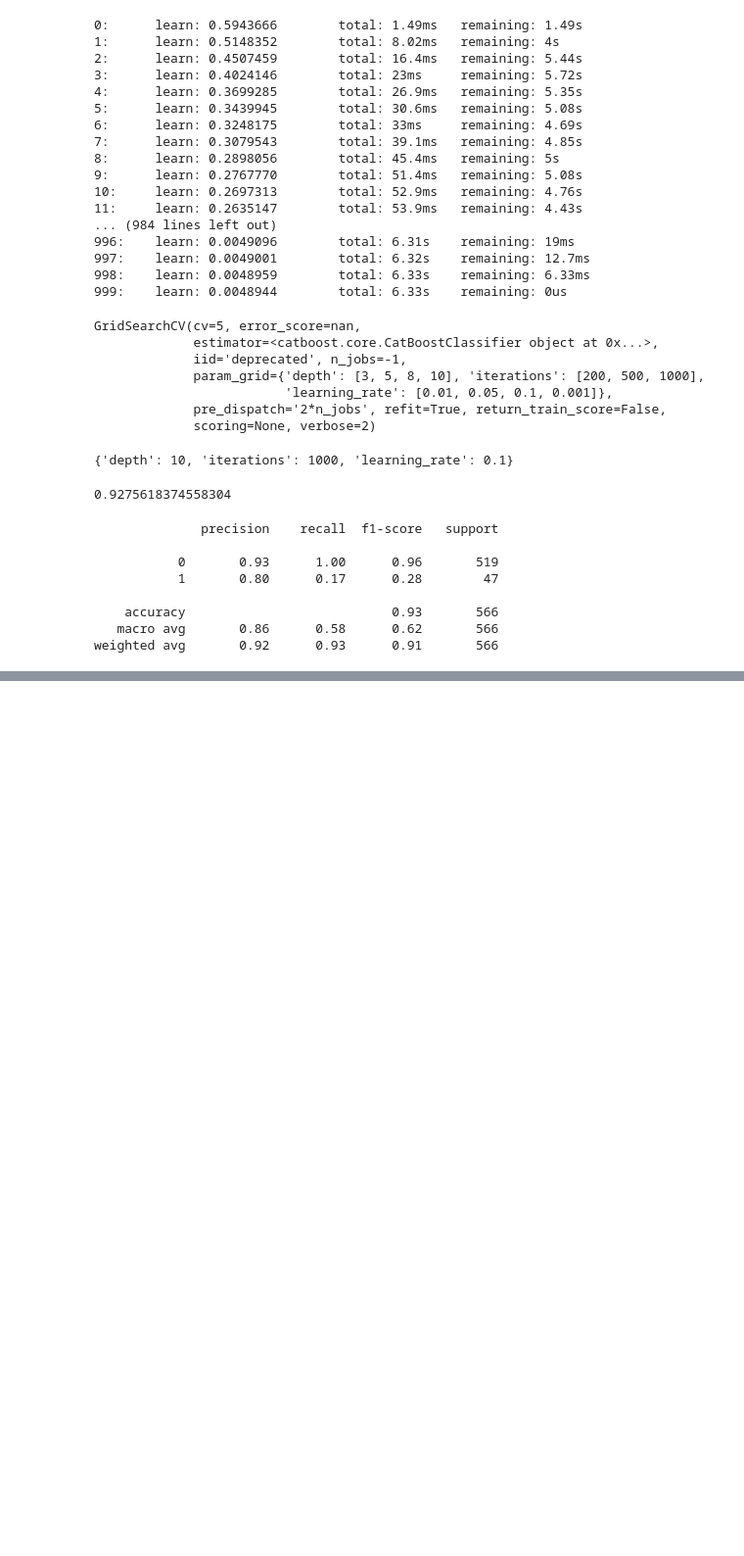
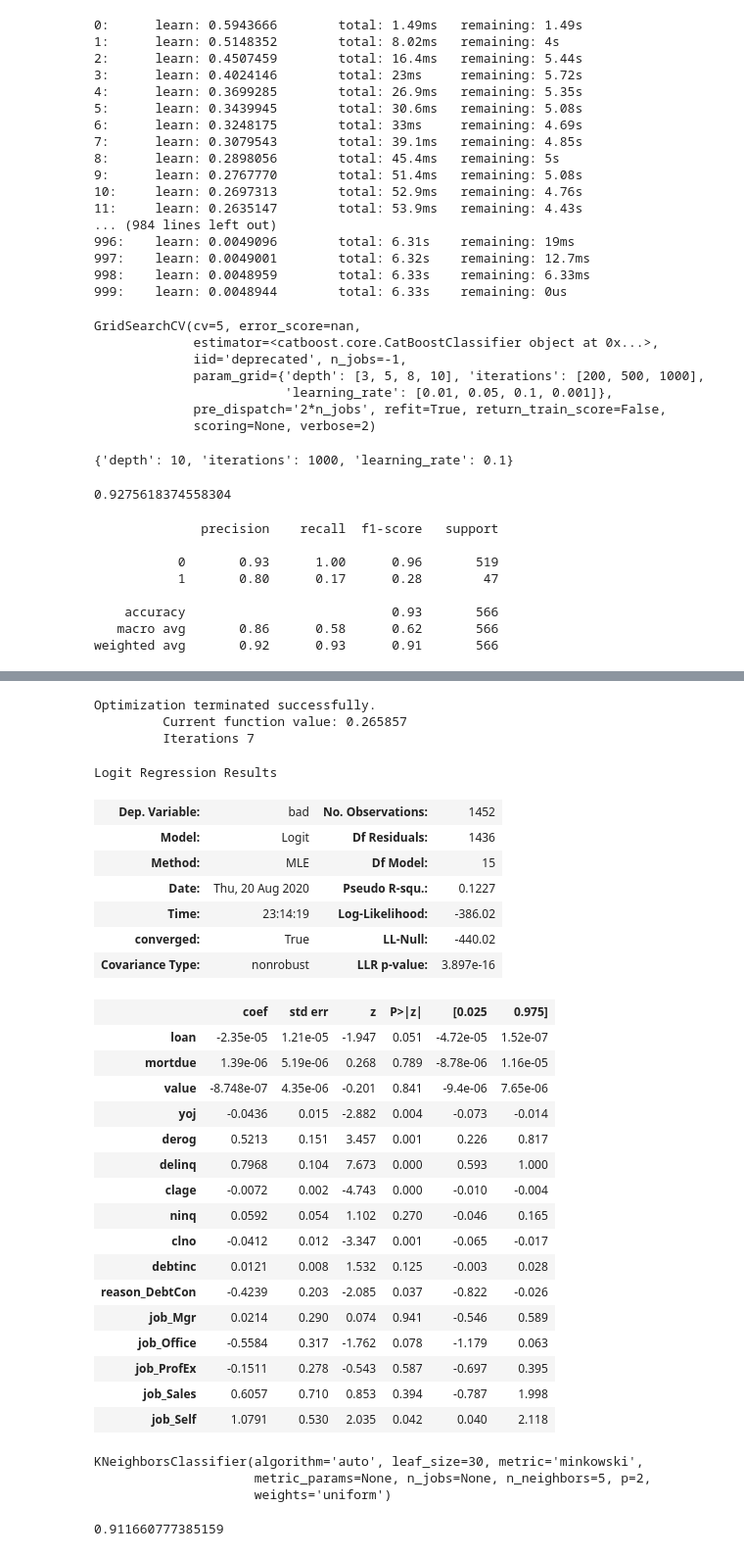
Before and after one commit to Kodluyoruz-Ankara-Veri-Bilimi/Assignment_Ayse_ILKAY, a Jupyter notebook: bank_dataset_hmelq.ipynb, the cells around one changed output, grey strips where cells are left out. Shown at 98% size. Saved outputs shown, nothing was run; the diff lists cells and outputs as text; code cells hidden in the pictures; blank space fills up the shorter version.

```diff
--- a/bank_dataset_hmelq.ipynb
+++ b/bank_dataset_hmelq.ipynb
@@ -2766,0 +2786,16 @@ weighted avg       0.92      0.93      0.91       566
+# %%
+data=pd.read_csv("hmelq.csv")
+df=data.copy()
+df=df.dropna()
+df.head()
+dms = pd.get_dummies(df[['reason', 'job']])
+dms.head()
+X_ = df.drop(['bad', 'reason', 'job'],axis=1)
+y = df["bad"]
+X = pd.concat([X_, dms[["reason_DebtCon", "job_Mgr","job_Office","job_ProfEx","job_Sales","job_Self"]]], axis = 1)
+from sklearn.model_selection import train_test_split, cross_val_score, cross_val_predict
+X_train, X_test, y_train, y_test = train_test_split(X, y, test_size = 0.28, random_state=42)
+print(X_train.shape)
+print(y_train.shape)
+print(X_test.shape)
+print(y_test.shape)
@@ -2766,0 +2832,6 @@ weighted avg       0.92      0.93      0.91       566
+# %%
+knn_params={"n_neighbors":np.arange(2,40),"metric":["minkowski","euclidean","manhattan"]}
+# %%
+knn=KNeighborsClassifier()
+knn_cv= GridSearchCV(knn,knn_params,cv=10)
+knn_cv.fit(X_train,y_train)
@@ -2766,0 +2858,3 @@ weighted avg       0.92      0.93      0.91       566
+# %%
+knn_tuned=KNeighborsClassifier(n_neighbors=13,metric="minkowski")
+knn_tuned.fit(X_train,y_train)
@@ -2766,0 +2882,34 @@ weighted avg       0.92      0.93      0.91       566
+# %%
+# p value değerleri anlamlı olmayan değişkenler atılır
+loj = sm.Logit(y_train, X_train)
+loj_model = loj.fit()
+loj_model.summary()
+# %% [output]
+Optimization terminated successfully.
+         Current function value: 0.265857
+         Iterations 7
+Logit Regression Results
+| Dep. Variable: | bad | No. Observations: | 1452 |
+| Model: | Logit | Df Residuals: | 1436 |
+| Method: | MLE | Df Model: | 15 |
+| Date: | Thu, 20 Aug 2020 | Pseudo R-squ.: | 0.1227 |
+| Time: | 23:14:19 | Log-Likelihood: | -386.02 |
+| converged: | True | LL-Null: | -440.02 |
+| Covariance Type: | nonrobust | LLR p-value: | 3.897e-16 |
+|  | coef | std err | z | P>|z| | [0.025 | 0.975] |
+| loan | -2.35e-05 | 1.21e-05 | -1.947 | 0.051 | -4.72e-05 | 1.52e-07 |
+| mortdue | 1.39e-06 | 5.19e-06 | 0.268 | 0.789 | -8.78e-06 | 1.16e-05 |
+| value | -8.748e-07 | 4.35e-06 | -0.201 | 0.841 | -9.4e-06 | 7.65e-06 |
+| yoj | -0.0436 | 0.015 | -2.882 | 0.004 | -0.073 | -0.014 |
+| derog | 0.5213 | 0.151 | 3.457 | 0.001 | 0.226 | 0.817 |
+| delinq | 0.7968 | 0.104 | 7.673 | 0.000 | 0.593 | 1.000 |
+| clage | -0.0072 | 0.002 | -4.743 | 0.000 | -0.010 | -0.004 |
+| ninq | 0.0592 | 0.054 | 1.102 | 0.270 | -0.046 | 0.165 |
+| clno | -0.0412 | 0.012 | -3.347 | 0.001 | -0.065 | -0.017 |
+| debtinc | 0.0121 | 0.008 | 1.532 | 0.125 | -0.003 | 0.028 |
+| reason_DebtCon | -0.4239 | 0.203 | -2.085 | 0.037 | -0.822 | -0.026 |
+| job_Mgr | 0.0214 | 0.290 | 0.074 | 0.941 | -0.546 | 0.589 |
+| job_Office | -0.5584 | 0.317 | -1.762 | 0.078 | -1.179 | 0.063 |
+| job_ProfEx | -0.1511 | 0.278 | -0.543 | 0.587 | -0.697 | 0.395 |
+| job_Sales | 0.6057 | 0.710 | 0.853 | 0.394 | -0.787 | 1.998 |
+| job_Self | 1.0791 | 0.530 | 2.035 | 0.042 | 0.040 | 2.118 |
@@ -2766,0 +2920,8 @@ weighted avg       0.92      0.93      0.91       566
+# %%
+knn=KNeighborsClassifier()
+knn_model=knn.fit(X_train,y_train)
+knn_model
+# %% [output]
+KNeighborsClassifier(algorithm='auto', leaf_size=30, metric='minkowski',
+                     metric_params=None, n_jobs=None, n_neighbors=5, p=2,
+                     weights='uniform')
@@ -2766,0 +2930,4 @@ weighted avg       0.92      0.93      0.91       566
+# %%
+accuracy_score(y_test,y_pred)
+# %% [output]
+0.911660777385159
```
Also changed, not shown: parts of 24 cells of this notebook.
